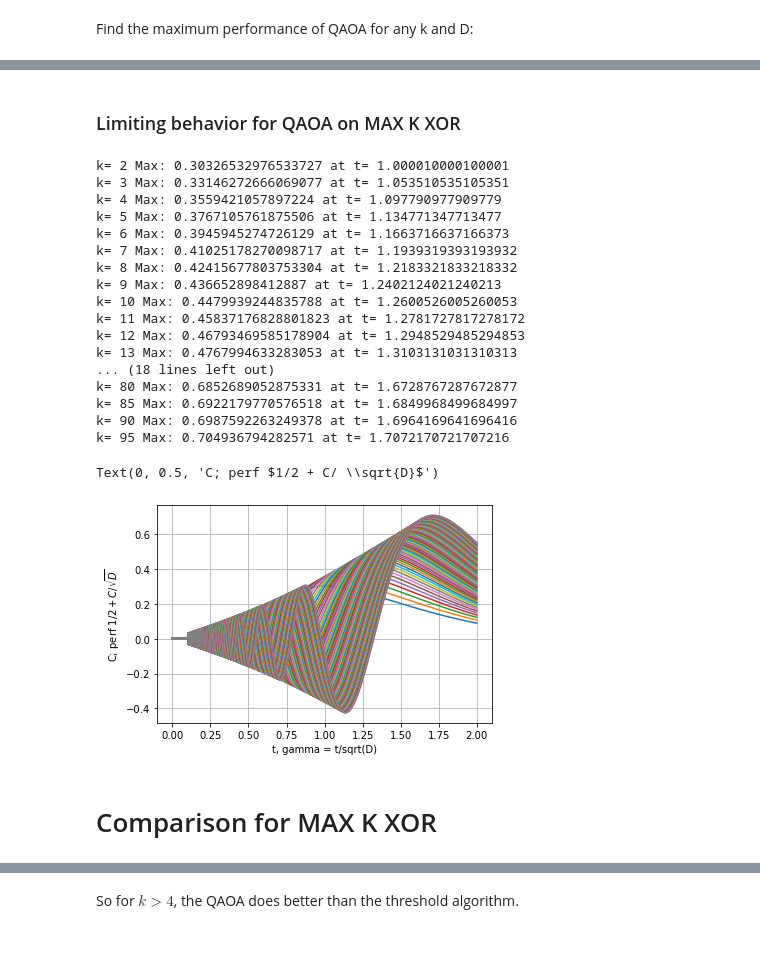
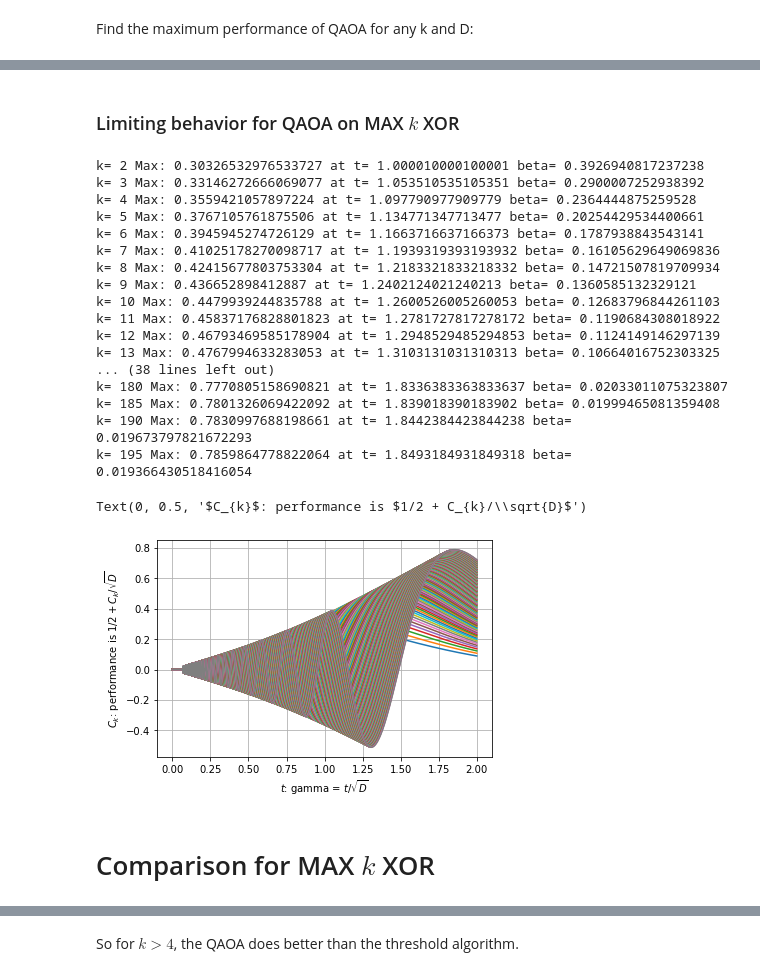
Before and after one commit to marwahaha/QuAIL-2021, a Jupyter notebook: maxkxor.ipynb, the cells around one changed output, grey strips where cells are left out. Cells and saved outputs as stored; diff of their text form; code cells hidden in the pictures; blank space fills up the shorter version.

```diff
--- a/maxkxor.ipynb
+++ b/maxkxor.ipynb
@@ -351,7 +353,7 @@ plt.legend()
 <matplotlib.legend.Legend at 0x...>
 [figure]
 # %%
-ks = range(2, 100)
+ks = range(2, 200)
 best_alphas = [minimize(fmaker(k), -1, method='Nelder-Mead', options={"ftol":1e-10}).x[0] for k in ks]
 best_threshold_perf = [large_degree_improvement(a, k) for a,k in zip(best_alphas, ks)]
 # %%
@@ -432,9 +434,9 @@ for k in [3, 4, 5, 7, 10, 100]:
         outs = [complex(f(i, k, D)).real*D**0.5 for i in inps]
         plt.plot(inps/np.pi, outs, label="D=" + str(D))
         print('k:', k, "D:", D, 'beta/pi:', inps[np.argmax(outs)]/np.pi, 'gamma:', gamma_from_beta(inps[np.argmax(outs)], k, D), 'perf:', np.max(outs))
-    plt.title("QAOA for MAX K XOR, k=" + str(k))
+    plt.title("QAOA for MAX $k$ XOR, k=" + str(k))
     plt.grid()
-    plt.ylabel("C; perf $1/2 + C/ \sqrt{D}$")
+    plt.ylabel("$C_{" + str(k) + ",D}$: performance is $1/2 + C_{" + str(k) + ",D}/\sqrt{D}$")
     plt.xlabel("$ beta / \pi$")
     plt.legend()
 # %% [output]
@@ -490,5 +492,5 @@ Wall time: 7.88 s
 # %% [markdown]
-### Limiting behavior for QAOA on MAX K XOR
+### Limiting behavior for QAOA on MAX $k$ XOR
 # %%
 def qaoa_asymptotic_kxor(k,t):
     if t*t*k < 1:
@@ -498,39 +500,40 @@ def qaoa_asymptotic_kxor(k,t):
     return -0.25*1j * t**(1-k) * k**(-k/2) * (term_1**k - term_2**k)
 # %%
 qaoa_asymptotic_maxes = []
-for k in range(2, 100):
+for k in range(2, 200):
     inps = np.linspace(0, 2, 100000)
     outs = [qaoa_asymptotic_kxor(k,i).real for i in inps]
     plt.plot(inps, outs, label="k=" + str(k))
     if k < 20 or k % 5 == 0:
-        print("k=", str(k), "Max:", np.nanmax(outs), "at t=", inps[np.nanargmax(outs)])
+        t = inps[np.nanargmax(outs)]
+        print("k=", str(k), "Max:", np.nanmax(outs), "at t=", t, 'beta=', np.arcsin(1/t/k**0.5)/2)
     qaoa_asymptotic_maxes.append(np.nanmax(outs))
 plt.grid()
-plt.xlabel("t, gamma = t/sqrt(D)")
-plt.ylabel("C; perf $1/2 + C/ \sqrt{D}$")
+plt.xlabel("$t$: gamma = $t/\sqrt{D}$")
+plt.ylabel("$C_{k}$: performance is $1/2 + C_{k}/\sqrt{D}$")
 # plt.legend()
 # %% [output]
-k= 2 Max: 0.30326532976533727 at t= 1.000010000100001
-k= 3 Max: 0.33146272666069077 at t= 1.053510535105351
-k= 4 Max: 0.3559421057897224 at t= 1.097790977909779
-k= 5 Max: 0.3767105761875506 at t= 1.134771347713477
-k= 6 Max: 0.3945945274726129 at t= 1.1663716637166373
-k= 7 Max: 0.41025178270098717 at t= 1.1939319393193932
-k= 8 Max: 0.42415677803753304 at t= 1.2183321833218332
-k= 9 Max: 0.436652898412887 at t= 1.2402124021240213
-k= 10 Max: 0.4479939244835788 at t= 1.2600526005260053
-k= 11 Max: 0.45837176828801823 at t= 1.2781727817278172
-k= 12 Max: 0.46793469585178904 at t= 1.2948529485294853
-k= 13 Max: 0.4767994633283053 at t= 1.3103131031310313
-... (18 lines left out)
-k= 80 Max: 0.6852689052875331 at t= 1.6728767287672877
-k= 85 Max: 0.6922179770576518 at t= 1.6849968499684997
-k= 90 Max: 0.6987592263249378 at t= 1.6964169641696416
-k= 95 Max: 0.704936794282571 at t= 1.7072170721707216
+k= 2 Max: 0.30326532976533727 at t= 1.000010000100001 beta= 0.3926940817237238
+k= 3 Max: 0.33146272666069077 at t= 1.053510535105351 beta= 0.2900007252938392
+k= 4 Max: 0.3559421057897224 at t= 1.097790977909779 beta= 0.2364444875259528
+k= 5 Max: 0.3767105761875506 at t= 1.134771347713477 beta= 0.20254429534400661
+k= 6 Max: 0.3945945274726129 at t= 1.1663716637166373 beta= 0.1787938843543141
+k= 7 Max: 0.41025178270098717 at t= 1.1939319393193932 beta= 0.16105629649069836
+k= 8 Max: 0.42415677803753304 at t= 1.2183321833218332 beta= 0.14721507819709934
+k= 9 Max: 0.436652898412887 at t= 1.2402124021240213 beta= 0.1360585132329121
+k= 10 Max: 0.4479939244835788 at t= 1.2600526005260053 beta= 0.12683796844261103
+k= 11 Max: 0.45837176828801823 at t= 1.2781727817278172 beta= 0.1190684308018922
+k= 12 Max: 0.46793469585178904 at t= 1.2948529485294853 beta= 0.1124149146297139
+k= 13 Max: 0.4767994633283053 at t= 1.3103131031310313 beta= 0.10664016752303325
+... (38 lines left out)
+k= 180 Max: 0.7770805158690821 at t= 1.8336383363833637 beta= 0.02033011075323807
+k= 185 Max: 0.7801326069422092 at t= 1.839018390183902 beta= 0.01999465081359408
+k= 190 Max: 0.7830997688198661 at t= 1.8442384423844238 beta= 0.019673797821672293
+k= 195 Max: 0.7859864778822064 at t= 1.8493184931849318 beta= 0.019366430518416054
-Text(0, 0.5, 'C; perf $1/2 + C/ \\sqrt{D}$')
+Text(0, 0.5, '$C_{k}$: performance is $1/2 + C_{k}/\\sqrt{D}$')
-[figure, old version]
+[figure, new version]
 # %% [markdown]
-# Comparison for MAX K XOR
+# Comparison for MAX $k$ XOR
 # %%
 %%time
 fig, axs = plt.subplots(3, 2, sharey=True, figsize=(10, 14))
```
Also changed, not shown: parts of 96 cells of this notebook, 2 other files.
